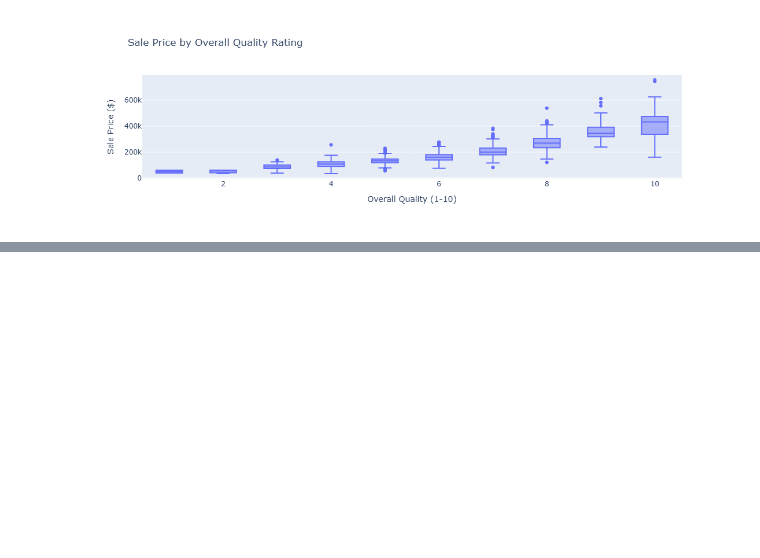
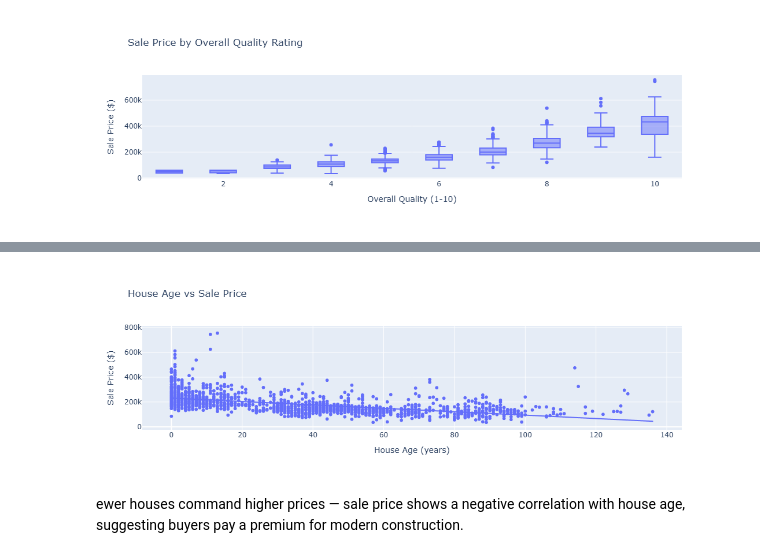
Before and after one commit to marian12-glitch/data-analytics-portfolio, a Jupyter notebook: week3/Houseprices(1).ipynb, the cells around one changed output, grey strips where cells are left out. Saved outputs shown, nothing was run; the diff lists cells and outputs as text; code cells hidden in the pictures; blank space fills up the shorter version.

```diff
--- a/week3/Houseprices(1).ipynb
+++ b/week3/Houseprices(1).ipynb
@@ -99,0 +220,17 @@ fig.show()
+# %%
+df['HouseAge'] = df['YrSold'] - df['YearBuilt']
+# %%
+
+fig = px.scatter(
+    df,
+    x='HouseAge',
+    y='SalePrice',
+    title='House Age vs Sale Price',
+    labels={'HouseAge': 'House Age (years)', 'SalePrice': 'Sale Price ($)'},
+    trendline='ols'
+)
+fig.show()
+# %% [output]
+[figure, added]
+# %% [markdown]
+ewer houses command higher prices — sale price shows a negative correlation with house age, suggesting buyers pay a premium for modern construction.
```
Also changed, not shown: parts of 14 cells of this notebook, 2 other files.
